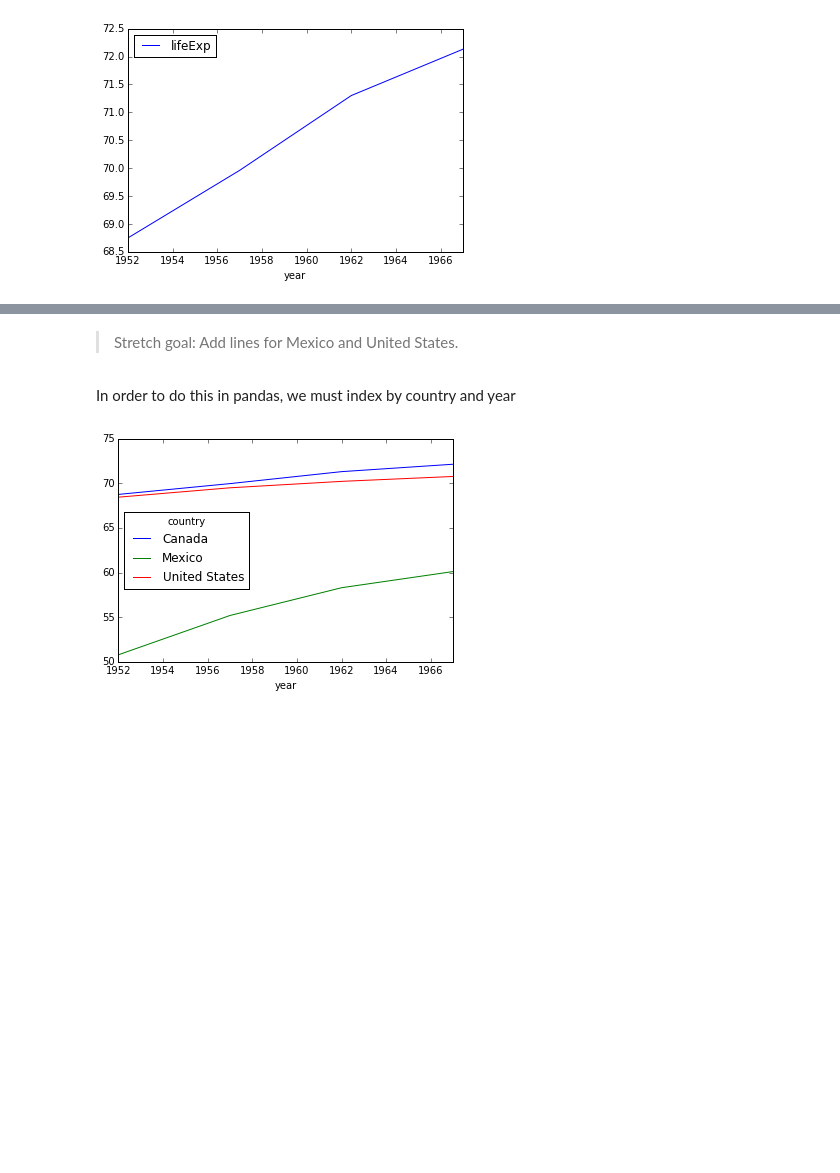
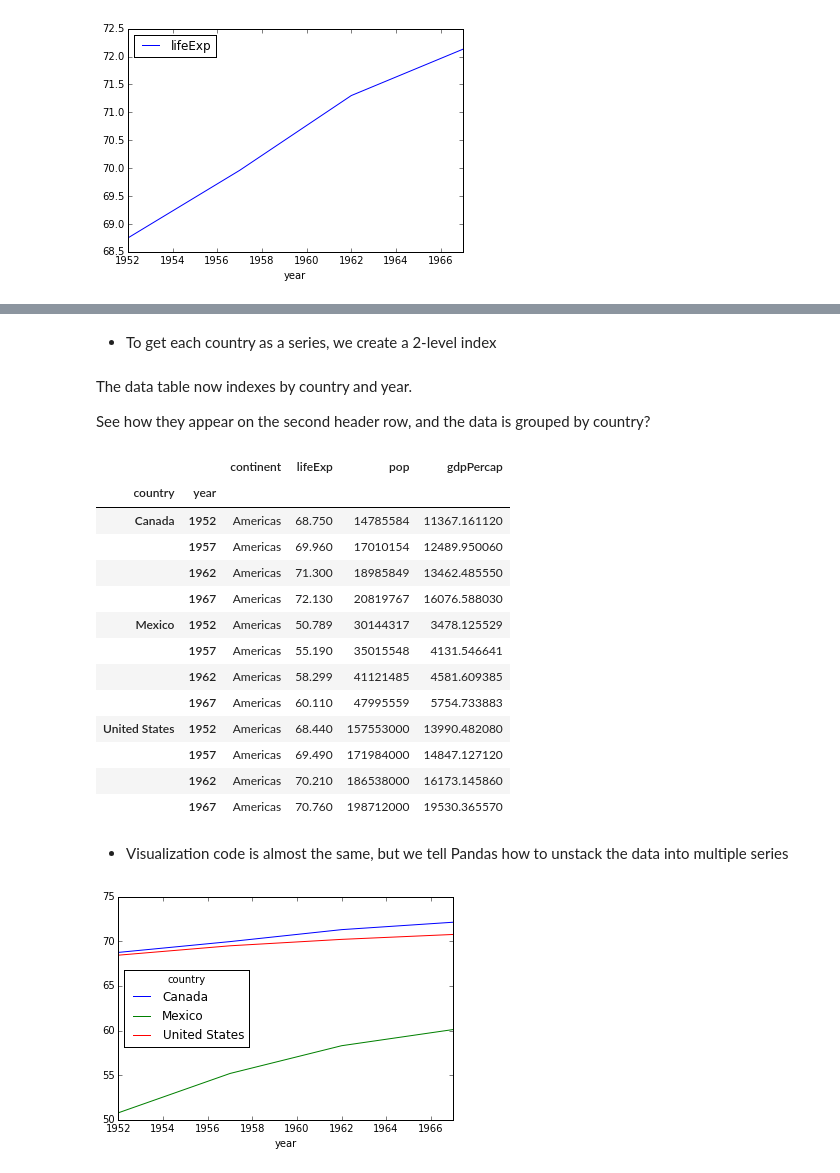
Before and after one commit to fmichonneau/2017-useR-reproducibility, a Jupyter notebook: rr-intro-exercise.ipynb, the cells around one changed output, grey strips where cells are left out. Cells and saved outputs as stored; diff of their text form; code cells hidden in the pictures; blank space fills up the shorter version.

```diff
--- a/rr-intro-exercise.ipynb
+++ b/rr-intro-exercise.ipynb
@@ -15,2 +36,2 @@ Read the Gapminder 1950-1960 data in from CSV file
 # %%
-gapminder_5060 = pd.read_csv('rr-intro-data-v0.2/intro/data/gapminder-5060.csv')
+gap_5060 = pd.read_csv('rr-intro-data-v0.2/intro/data/gapminder-5060.csv')
@@ -45,6 +68,6 @@ Let's update this value
 # %%
-gapminder_5060.loc[(gapminder_5060['country'] == 'Canada') & (gapminder_5060['year'] == 1957), 'lifeExp'] = 69.96
-gapminder_5060.loc[(gapminder_5060['country'] == 'Canada') & (gapminder_5060['year'] == 1957)]
+gap_5060.loc[(gap_5060['country'] == 'Canada') & (gap_5060['year'] == 1957), 'lifeExp'] = 69.96
+gap_5060.loc[(gap_5060['country'] == 'Canada') & (gap_5060['year'] == 1957)]
 # %% [output]
 |  | country | continent | year | lifeExp | pop | gdpPercap |
 | 81 | Canada | Americas | 1957 | 69.96 | 17010154 | 12489.95006 |
@@ -64,10 +89,31 @@ pass
 # %%
-loc = gapminder_5060['country'].isin(['Canada','United States','Mexico'])
-us_mexico_ca = gapminder_5060.loc[loc]
+loc = gap_5060['country'].isin(['Canada','United States','Mexico'])
+us_mexico_ca = gap_5060.loc[loc]
-# %% [markdown]
-> Stretch goal: Add lines for Mexico and United States.
-# %% [markdown]
-In order to do this in pandas, we must index by country and year
+# %% [markdown]
+- To get each country as a series, we create a 2-level index
 # %%
 indexed_by_country = us_mexico_ca.set_index(['country','year'])
+# %% [markdown]
+The data table now indexes by country and year.
+
+See how they appear on the second header row, and the data is grouped by country?
+# %%
+indexed_by_country
+# %% [output]
+|  |  | continent | lifeExp | pop | gdpPercap |
+| country | year |  |  |  |  |
+| Canada | 1952 | Americas | 68.750 | 14785584 | 11367.161120 |
+|  | 1957 | Americas | 69.960 | 17010154 | 12489.950060 |
+|  | 1962 | Americas | 71.300 | 18985849 | 13462.485550 |
+|  | 1967 | Americas | 72.130 | 20819767 | 16076.588030 |
+| Mexico | 1952 | Americas | 50.789 | 30144317 | 3478.125529 |
+|  | 1957 | Americas | 55.190 | 35015548 | 4131.546641 |
+|  | 1962 | Americas | 58.299 | 41121485 | 4581.609385 |
+|  | 1967 | Americas | 60.110 | 47995559 | 5754.733883 |
+| United States | 1952 | Americas | 68.440 | 157553000 | 13990.482080 |
+|  | 1957 | Americas | 69.490 | 171984000 | 14847.127120 |
+|  | 1962 | Americas | 70.210 | 186538000 | 16173.145860 |
+|  | 1967 | Americas | 70.760 | 198712000 | 19530.365570 |
+# %% [markdown]
+- Visualization code is almost the same, but we tell Pandas how to unstack the data into multiple series
 # %%
```
Also changed, not shown: parts of 28 cells of this notebook.
